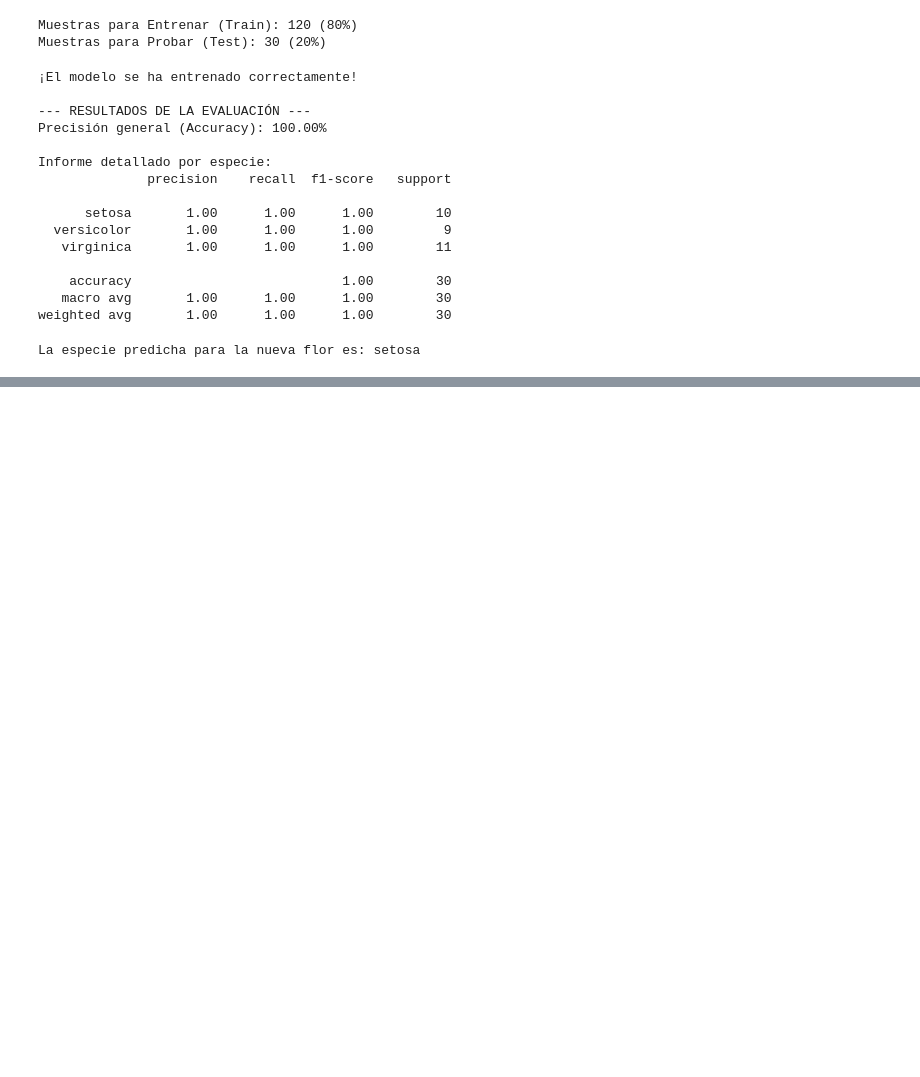
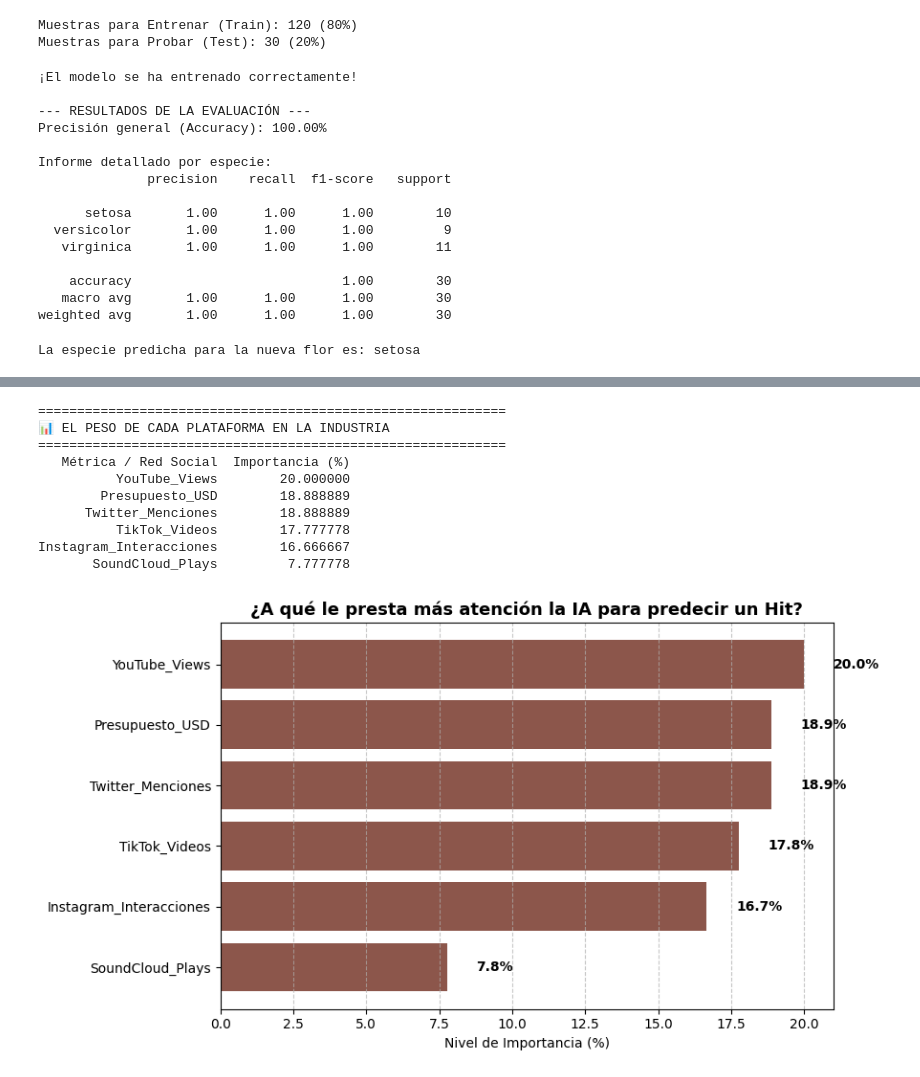
Before and after one commit to valenacu18/mi-primer-repo, a Jupyter notebook: primer.ipynb, the cells around one changed output, grey strips where cells are left out. Saved outputs shown, nothing was run; the diff lists cells and outputs as text; code cells hidden in the pictures; blank space fills up the shorter version.

```diff
--- a/primer.ipynb
+++ b/primer.ipynb
@@ -113,0 +713,46 @@ La especie predicha para la nueva flor es: setosa
+# %%
+# ==========================================
+# 6. EL CEREBRO DE LA IA: ¿QUÉ RED IMPORTA MÁS?
+# ==========================================
+# Extraemos los porcentajes de importancia del modelo entrenado
+importancias = modelo.feature_importances_
+
+# Creamos una tabla uniendo el nombre de la red social con su porcentaje
+df_importancia = pd.DataFrame({
+    'Métrica / Red Social': X.columns,
+    'Importancia (%)': importancias * 100
+}).sort_values(by='Importancia (%)', ascending=False)
+
+print("=" * 60)
+print("📊 EL PESO DE CADA PLATAFORMA EN LA INDUSTRIA")
+print("=" * 60)
+print(df_importancia.to_string(index=False))
+print("\n")
+
+# Graficamos los resultados para verlo claramente
+plt.figure(figsize=(9, 5))
+plt.barh(df_importancia['Métrica / Red Social'], df_importancia['Importancia (%)'], color='#8c564b')
+
+plt.title('¿A qué le presta más atención la IA para predecir un Hit?', fontsize=13, fontweight='bold')
+plt.xlabel('Nivel de Importancia (%)')
+plt.grid(axis='x', linestyle='--', alpha=0.7)
+plt.gca().invert_yaxis() # Coloca la métrica más importante arriba
+
+# Agregar el porcentaje exacto al lado de cada barra
+for index, value in enumerate(df_importancia['Importancia (%)']):
+    plt.text(value + 1, index, f"{value:.1f}%", va='center', fontweight='bold')
+
+plt.tight_layout()
+plt.show()
+# %% [output]
+============================================================
+📊 EL PESO DE CADA PLATAFORMA EN LA INDUSTRIA
+============================================================
+   Métrica / Red Social  Importancia (%)
+          YouTube_Views        20.000000
+        Presupuesto_USD        18.888889
+      Twitter_Menciones        18.888889
+          TikTok_Videos        17.777778
+Instagram_Interacciones        16.666667
+       SoundCloud_Plays         7.777778
+[figure, added]
```
Also changed, not shown: parts of 18 cells of this notebook.
